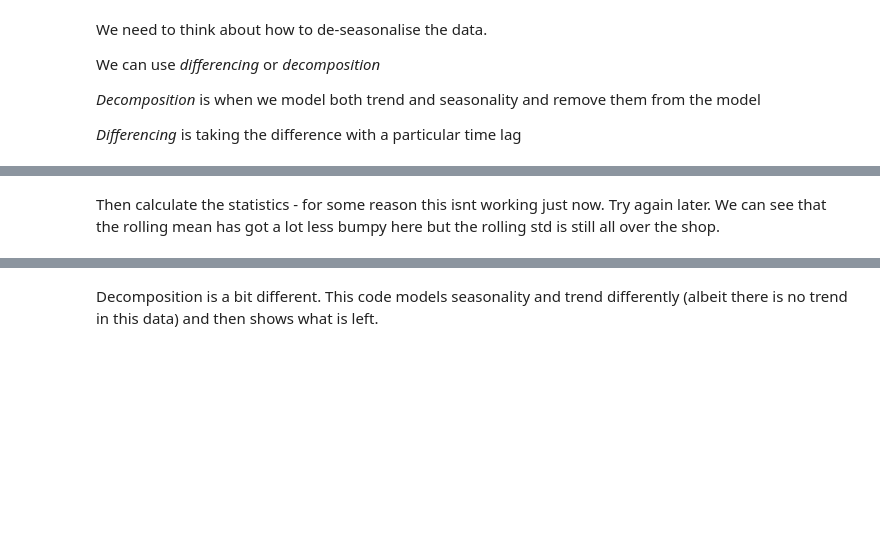
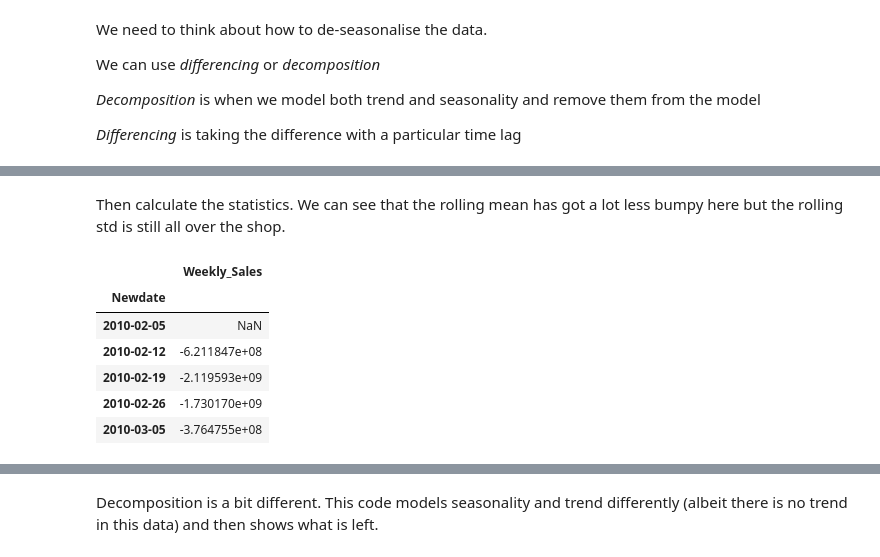
Before and after one commit to jendmurphy/Data-and-Environment---assessment, a Jupyter notebook: Data and their environment - Retail Sales Forecasting.ipynb, the cells around one changed output, grey strips where cells are left out. Cells and saved outputs as stored; diff of their text form; code cells hidden in the pictures; blank space fills up the shorter version.

```diff
--- a/Data and their environment - Retail Sales Forecasting.ipynb
+++ b/Data and their environment - Retail Sales Forecasting.ipynb
@@ -392,3 +395,14 @@ plt.title('Rolling Mean & Standard Deviation')
 # %% [markdown]
-Then calculate the statistics - for some reason this isnt working just now.  Try again later.  We can see that the rolling mean has got a lot less bumpy here but the rolling std is still all over the shop.
+Then calculate the statistics.  We can see that the rolling mean has got a lot less bumpy here but the rolling std is still all over the shop.
+# %%
+# Check head of data
+pd.DataFrame.head(tsdiff)
+# %% [output]
+|  | Weekly_Sales |
+| Newdate |  |
+| 2010-02-05 | NaN |
+| 2010-02-12 | -6.211847e+08 |
+| 2010-02-19 | -2.119593e+09 |
+| 2010-02-26 | -1.730170e+09 |
+| 2010-03-05 | -3.764755e+08 |
 # %%
```
Also changed, not shown: parts of 18 cells of this notebook, 2 other files.
